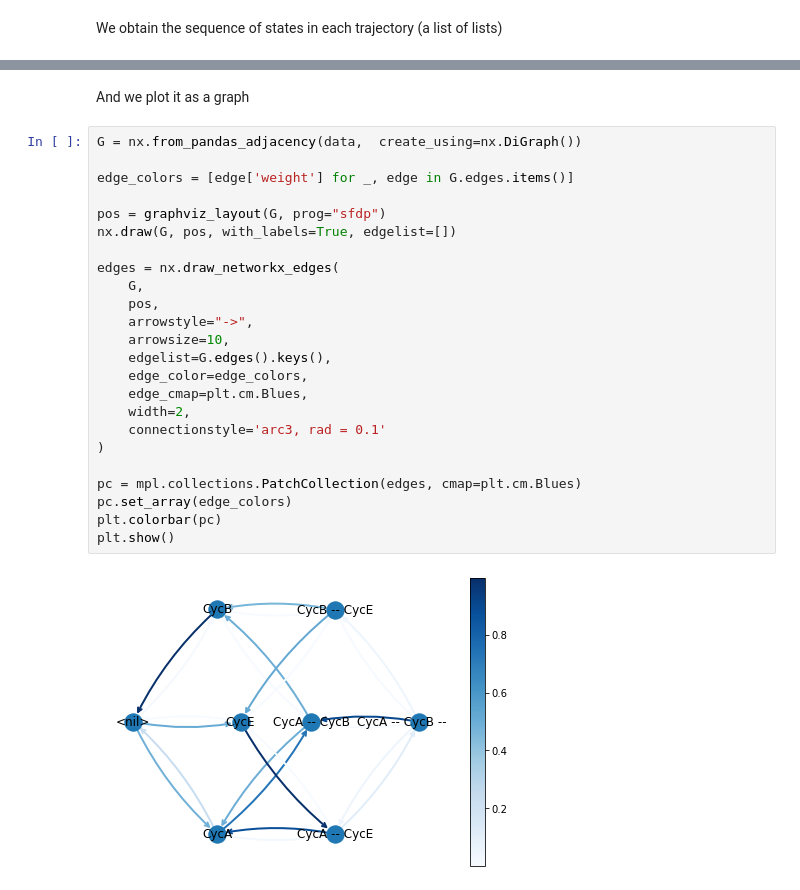
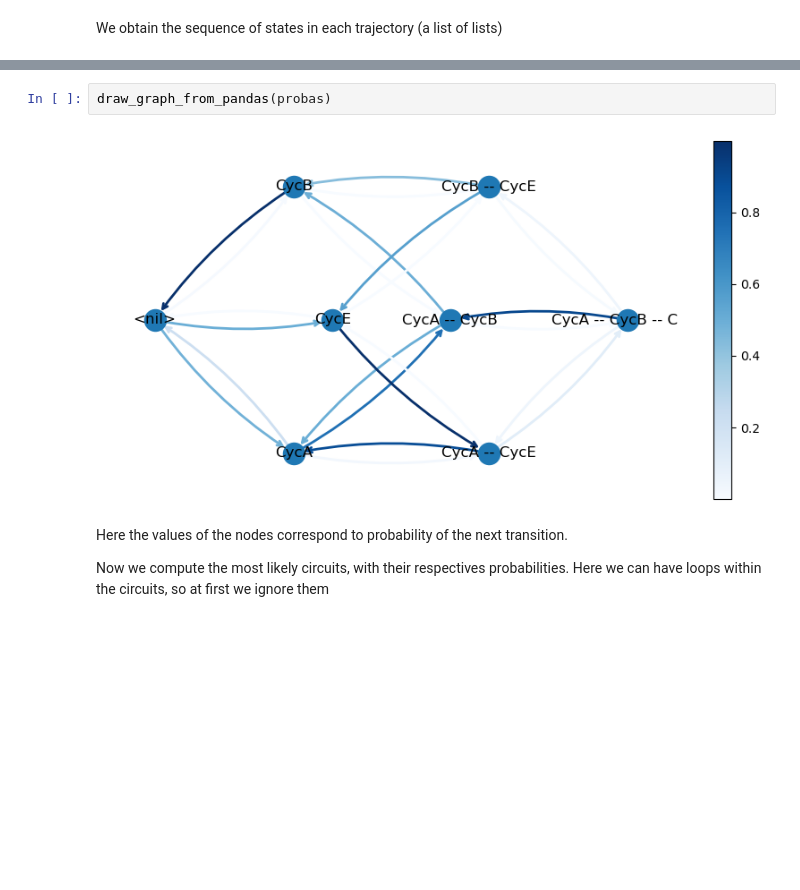
Before and after one commit to vincent-noel/IndividualTrajectoryAnalysis, a Jupyter notebook: ObservedSTG.ipynb, the cells around one changed output, grey strips where cells are left out. Saved outputs shown, nothing was run; the diff lists cells and outputs as text; blank space fills up the shorter version.

```diff
--- a/ObservedSTG.ipynb
+++ b/ObservedSTG.ipynb
@@ -101,28 +126,8 @@ data
-# %% [markdown]
-And we plot it as a graph
-# %%
-G = nx.from_pandas_adjacency(data,  create_using=nx.DiGraph())
-
-edge_colors = [edge['weight'] for _, edge in G.edges.items()]
-
-pos = graphviz_layout(G, prog="sfdp")
-nx.draw(G, pos, with_labels=True, edgelist=[])
-
-edges = nx.draw_networkx_edges(
-    G,
-    pos,
-    arrowstyle="->",
-    arrowsize=10,
-    edgelist=G.edges().keys(),
-    edge_color=edge_colors,
-    edge_cmap=plt.cm.Blues,
-    width=2,
-    connectionstyle='arc3, rad = 0.1'
-)
-
-pc = mpl.collections.PatchCollection(edges, cmap=plt.cm.Blues)
-pc.set_array(edge_colors)
-plt.colorbar(pc)
-plt.show()
-# %% [output]
-[figure, removed]
+# %%
+draw_graph_from_pandas(probas)
+# %% [output]
+[figure, added]
+# %% [markdown]
+Here the values of the nodes correspond to probability of the next transition.
+
+Now we compute the most likely circuits, with their respectives probabilities. Here we can have loops within the circuits, so at first we ignore them
```
Also changed, not shown: parts of 30 cells of this notebook, 1 other file.
